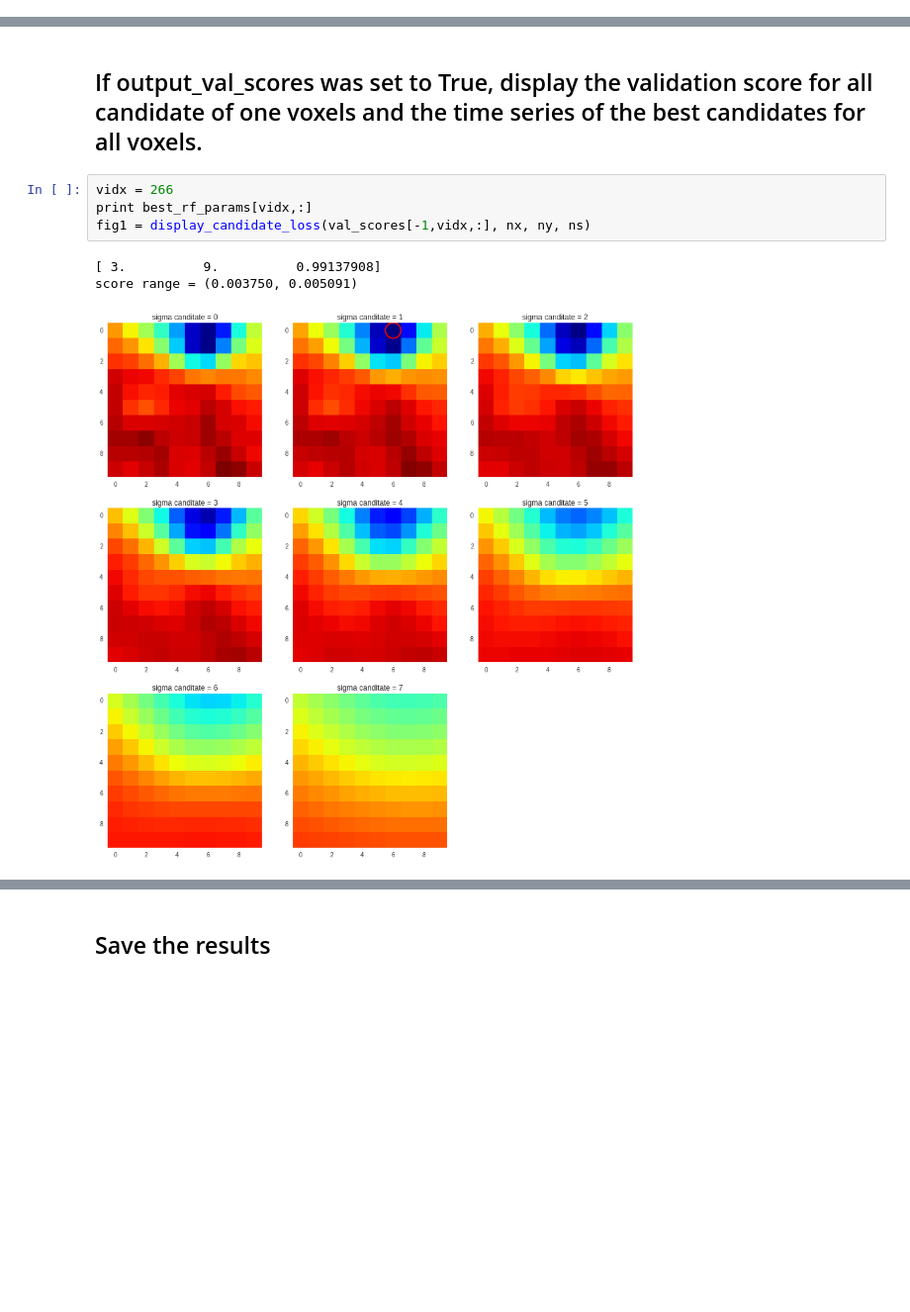
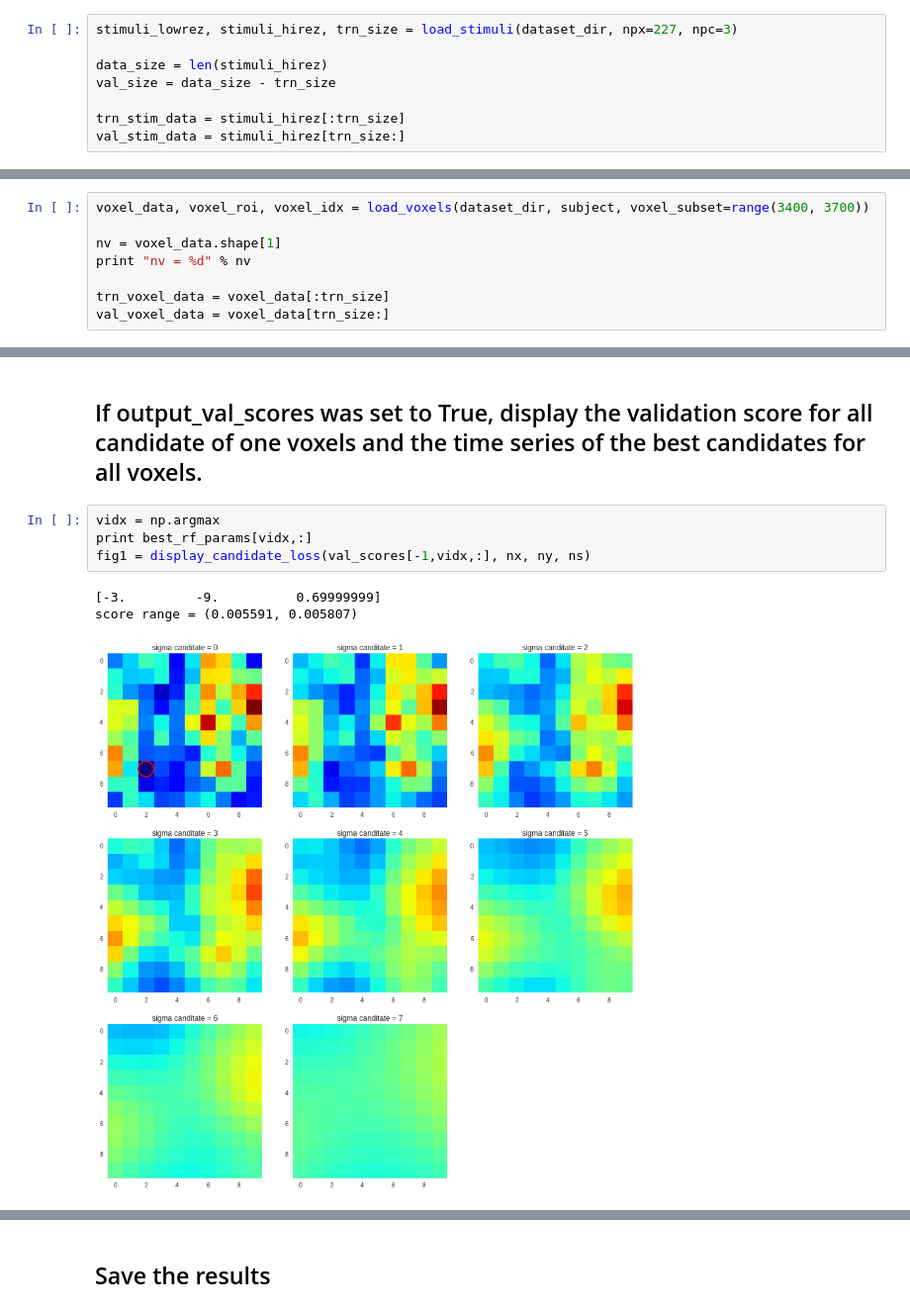
Before and after one commit to styvesg/fwrf, a Jupyter notebook: fwrf_training_dnn_model_template.ipynb, the cells around one changed output, grey strips where cells are left out. Shown at 99% size. Saved outputs shown, nothing was run; the diff lists cells and outputs as text; blank space fills up the shorter version.

```diff
--- a/fwrf_training_dnn_model_template.ipynb
+++ b/fwrf_training_dnn_model_template.ipynb
@@ -86,0 +52,8 @@ Data shape = (1870, 3, 96, 96)
+# %%
+stimuli_lowrez, stimuli_hirez, trn_size = load_stimuli(dataset_dir, npx=227, npc=3)
+
+data_size = len(stimuli_hirez)
+val_size = data_size - trn_size
+
+trn_stim_data = stimuli_hirez[:trn_size]
+val_stim_data = stimuli_hirez[trn_size:]
@@ -127,0 +73,8 @@ val_voxel_data = val_voxel_data[:, start_v:start_v+nv]
+# %%
+voxel_data, voxel_roi, voxel_idx = load_voxels(dataset_dir, subject, voxel_subset=range(3400, 3700))
+
+nv = voxel_data.shape[1]
+print "nv = %d" % nv
+
+trn_voxel_data = voxel_data[:trn_size]
+val_voxel_data = voxel_data[trn_size:]
@@ -350,13 +331,13 @@ plt.yscale('log')
 # %% [markdown]
 ## If output_val_scores was set to True, display the validation score for all candidate of one voxels and the time series of the best candidates for all voxels.
 # %%
-vidx = 266
+vidx = np.argmax
 print best_rf_params[vidx,:]
 fig1 = display_candidate_loss(val_scores[-1,vidx,:], nx, ny, ns)
 # %% [output]
-[ 3.          9.          0.99137908]
-score range = (0.003750, 0.005091)
+[-3.         -9.          0.69999999]
+score range = (0.005591, 0.005807)
-[figure, old version]
+[figure, new version]
 # %%
 for v in range(val_scores.shape[1]):
     plt.plot(val_scores[:,v,best_candidates[v]])
```
Also changed, not shown: parts of 28 cells of this notebook, 4 other files.
